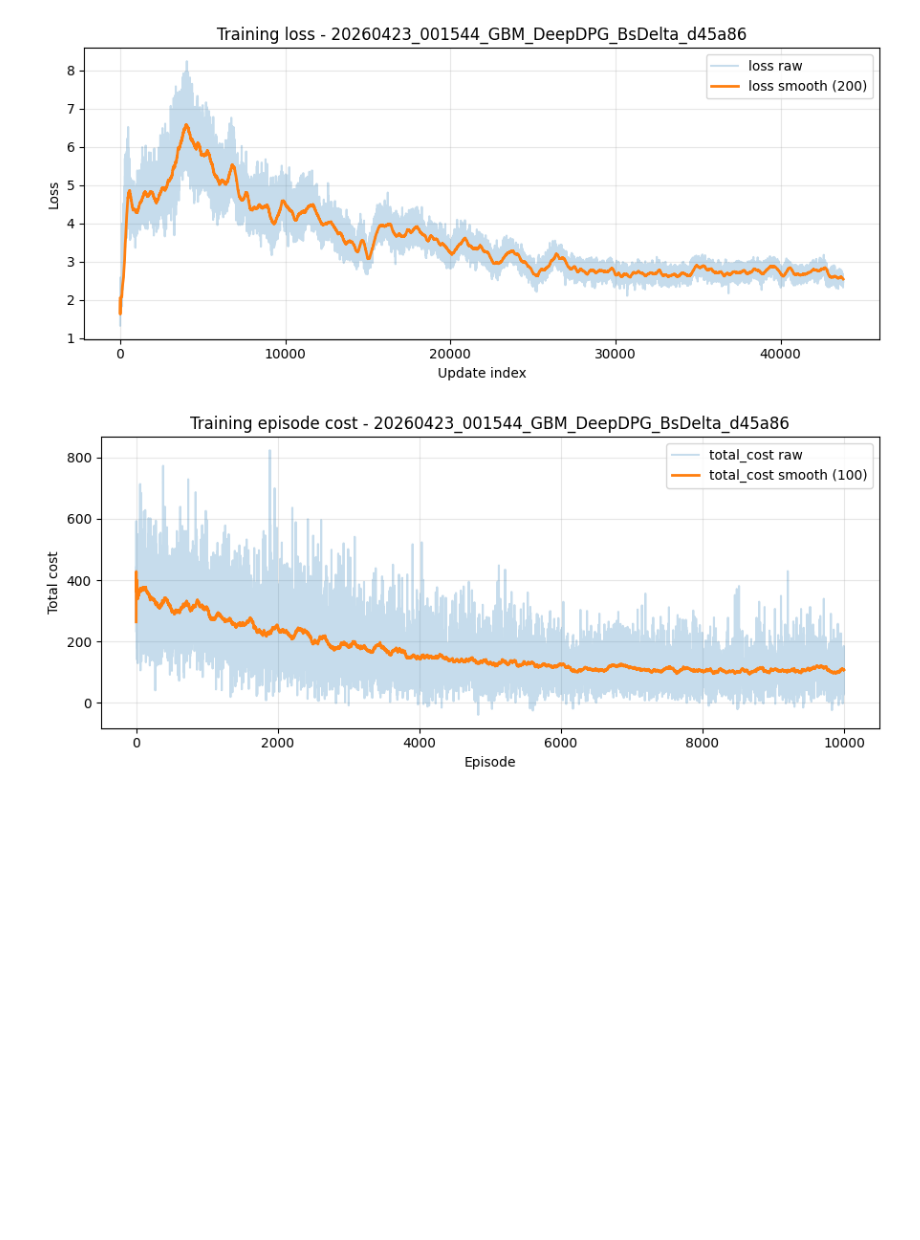
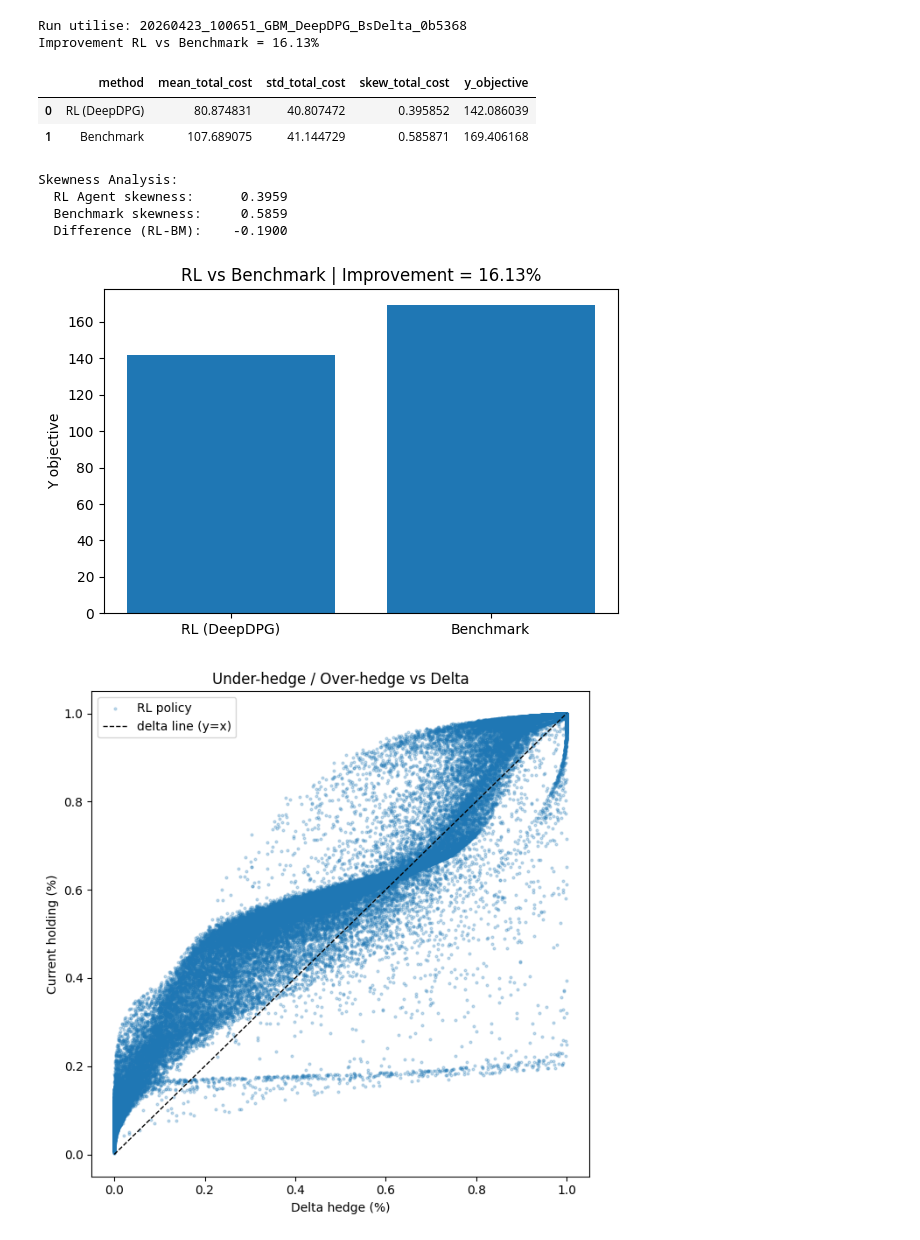
Before and after one commit to thibault-charbonnier/deep-hedging, a Jupyter notebook: notebooks/plot.ipynb, the cells around one changed output. Drawn from its saved outputs; the diff is of its cells as text; code cells hidden in the pictures; blank space fills up the shorter version.

Commit message:
refactor: clean up unused methods and simplify cost calculations in agent classes + new plot function

```diff
--- a/notebooks/plot.ipynb
+++ b/notebooks/plot.ipynb
@@ -3,5 +3,14 @@ from src.utils.run_plots import plot_all_graphs
 # %%
-plot_all_graphs("20260423_001544_GBM_DeepDPG_BsDelta_d45a86")
+plot_run("20260423_100651_GBM_DeepDPG_BsDelta_0b5368")
 # %% [output]
+Run utilise: 20260423_100651_GBM_DeepDPG_BsDelta_0b5368
+Improvement RL vs Benchmark = 16.13%
+|  | method | mean_total_cost | std_total_cost | skew_total_cost | y_objective |
+| 0 | RL (DeepDPG) | 80.874831 | 40.807472 | 0.395852 | 142.086039 |
+| 1 | Benchmark | 107.689075 | 41.144729 | 0.585871 | 169.406168 |
+Skewness Analysis:
+  RL Agent skewness:      0.3959
+  Benchmark skewness:     0.5859
+  Difference (RL-BM):    -0.1900
-[figure, old version]
+[figure, new version]
-[figure, old version]
+[figure, new version]
```
Also changed, not shown: parts of 2 cells of this notebook, 8 other files.
